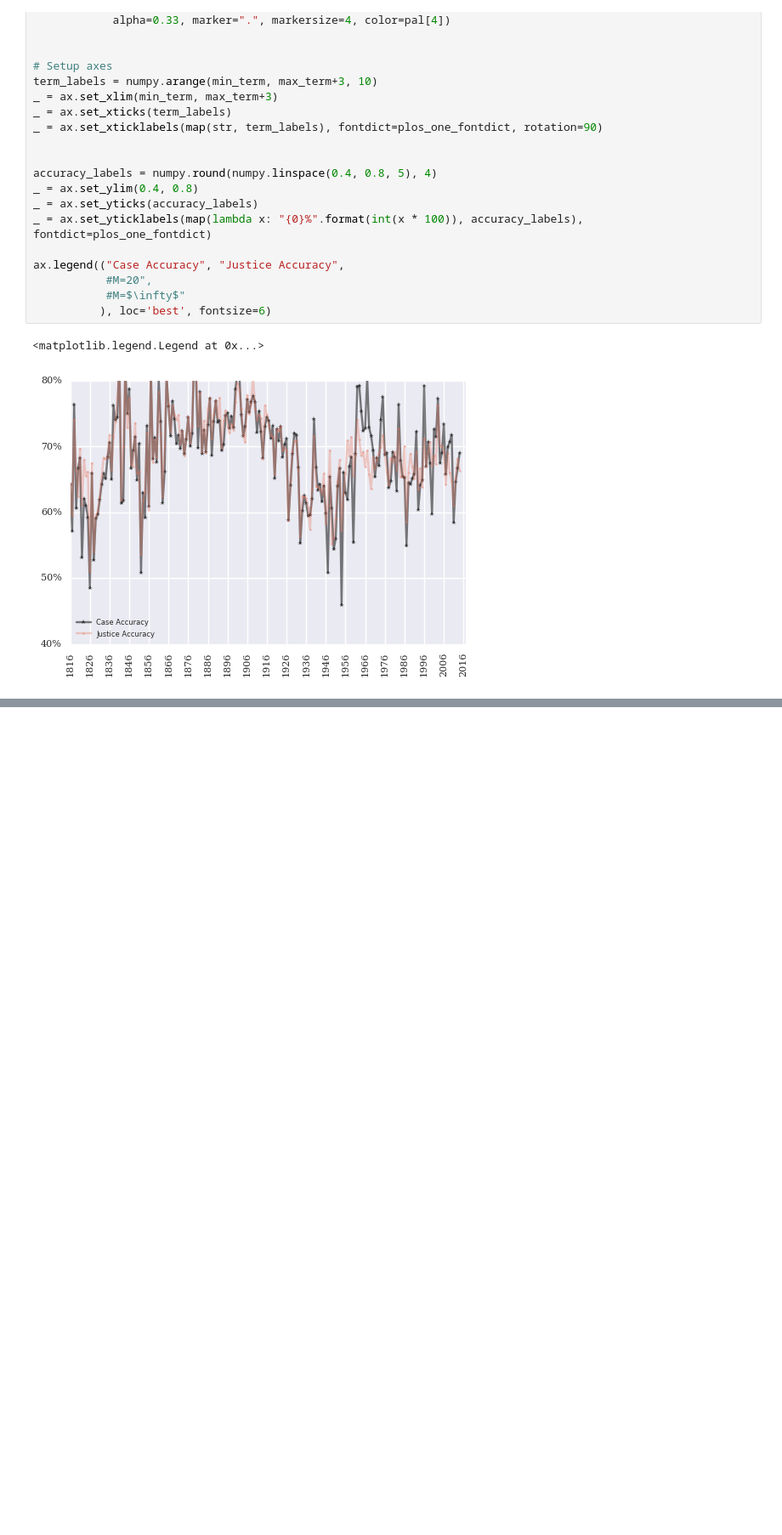
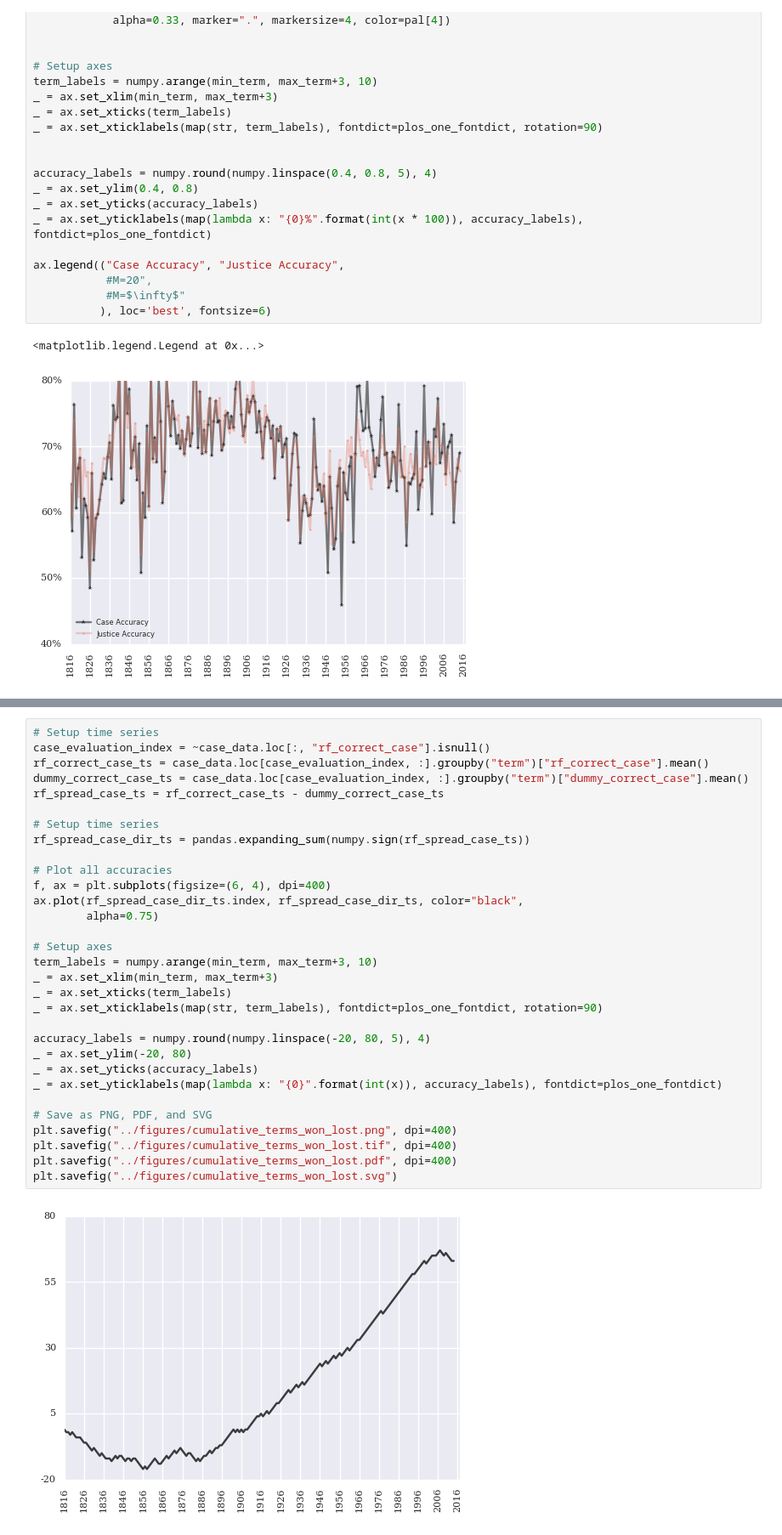
Before and after one commit to mjbommar/scotus-predict-v2, a Jupyter notebook: src/publication_figures.ipynb, the cells around one changed output, grey strips where cells are left out. Shown at 85% size. Cells and saved outputs as stored; diff of their text form; blank space fills up the shorter version.

```diff
--- a/src/publication_figures.ipynb
+++ b/src/publication_figures.ipynb
@@ -652,0 +657,33 @@ plt.savefig("../figures/reverse_accuracy_rf_ts.svg")
+# %%
+# Setup time series
+case_evaluation_index = ~case_data.loc[:, "rf_correct_case"].isnull()
+rf_correct_case_ts = case_data.loc[case_evaluation_index, :].groupby("term")["rf_correct_case"].mean()
+dummy_correct_case_ts = case_data.loc[case_evaluation_index, :].groupby("term")["dummy_correct_case"].mean()
+rf_spread_case_ts = rf_correct_case_ts - dummy_correct_case_ts
+
+# Setup time series
+rf_spread_case_dir_ts = pandas.expanding_sum(numpy.sign(rf_spread_case_ts))
+
+# Plot all accuracies
+f, ax = plt.subplots(figsize=(6, 4), dpi=400)
+ax.plot(rf_spread_case_dir_ts.index, rf_spread_case_dir_ts, color="black",
+        alpha=0.75)
+
+# Setup axes
+term_labels = numpy.arange(min_term, max_term+3, 10)
+_ = ax.set_xlim(min_term, max_term+3)
+_ = ax.set_xticks(term_labels)
+_ = ax.set_xticklabels(map(str, term_labels), fontdict=plos_one_fontdict, rotation=90)
+
+accuracy_labels = numpy.round(numpy.linspace(-20, 80, 5), 4)
+_ = ax.set_ylim(-20, 80)
+_ = ax.set_yticks(accuracy_labels)
+_ = ax.set_yticklabels(map(lambda x: "{0}".format(int(x)), accuracy_labels), fontdict=plos_one_fontdict)
+
+# Save as PNG, PDF, and SVG
+plt.savefig("../figures/cumulative_terms_won_lost.png", dpi=400)
+plt.savefig("../figures/cumulative_terms_won_lost.tif", dpi=400)
+plt.savefig("../figures/cumulative_terms_won_lost.pdf", dpi=400)
+plt.savefig("../figures/cumulative_terms_won_lost.svg")
+# %% [output]
+[figure, added]
```
Also changed, not shown: parts of 7 cells of this notebook, 25 other files.
